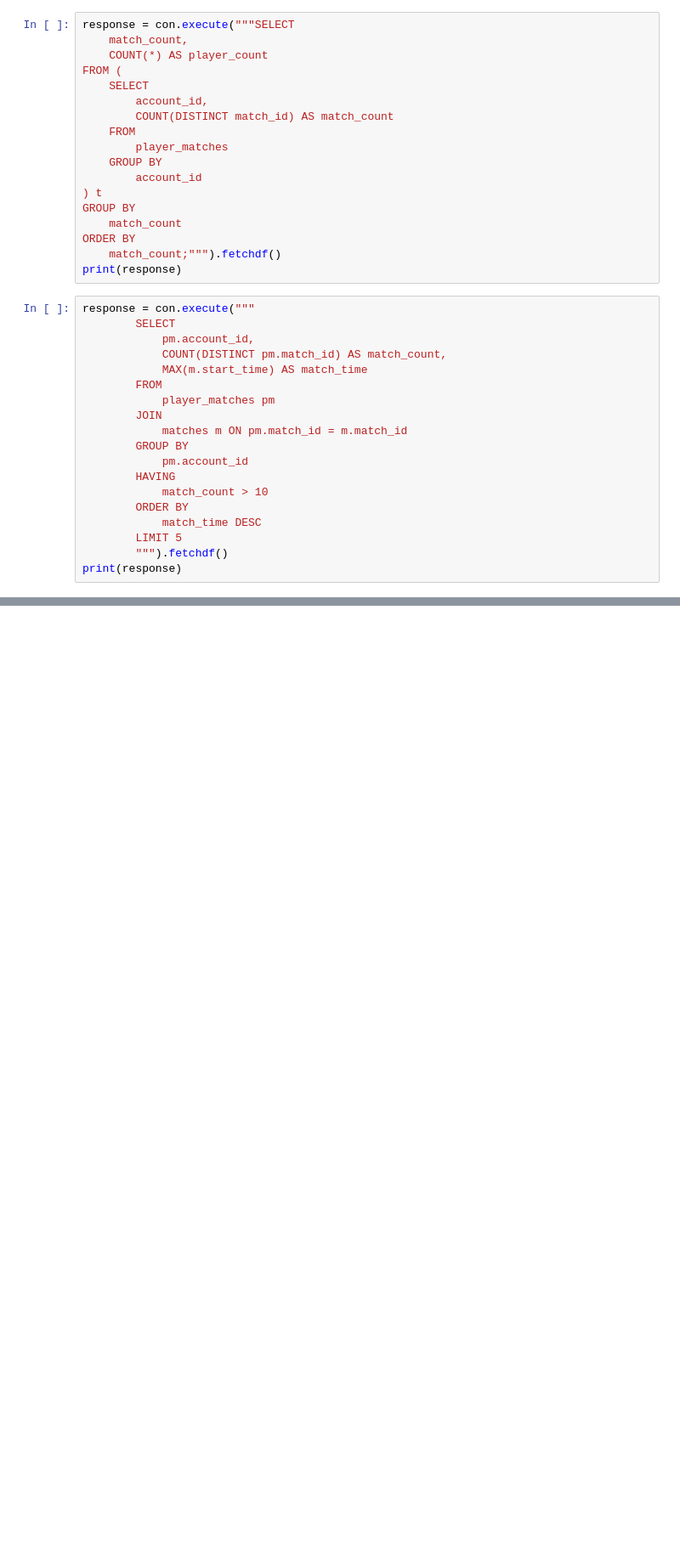
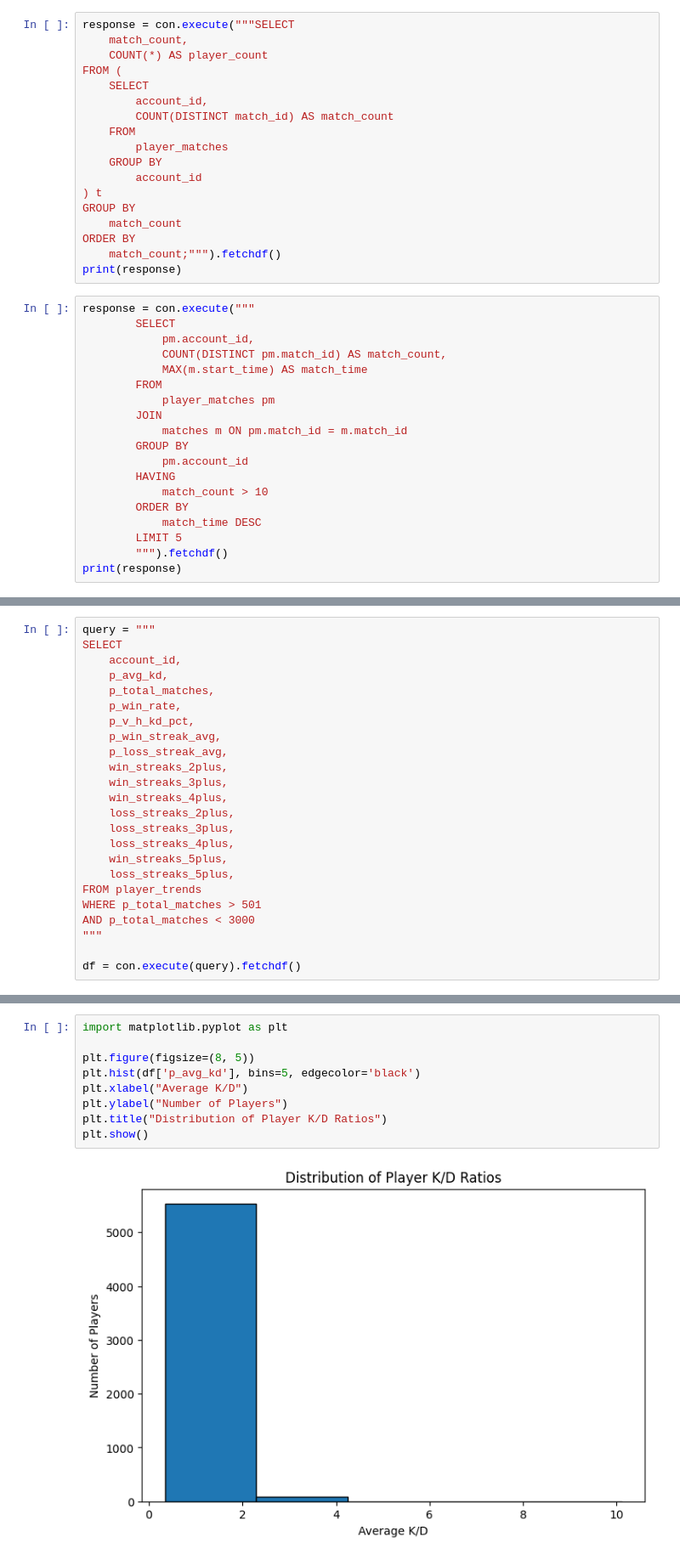
Before and after one commit to mwhittaker1/deadlock_match_prediction, a Jupyter notebook: data_analytics.ipynb, the cells around one changed output, grey strips where cells are left out. Shown at 85% size. Cells and saved outputs as stored; diff of their text form; blank space fills up the shorter version.

```diff
--- a/data_analytics.ipynb
+++ b/data_analytics.ipynb
@@ -101,0 +107,24 @@ print(df)
+# %%
+query = """
+SELECT
+    account_id,
+    p_avg_kd,
+    p_total_matches,
+    p_win_rate,
+    p_v_h_kd_pct,
+    p_win_streak_avg,
+    p_loss_streak_avg,
+    win_streaks_2plus,
+    win_streaks_3plus,
+    win_streaks_4plus,
+    loss_streaks_2plus,
+    loss_streaks_3plus,
+    loss_streaks_4plus,
+    win_streaks_5plus,
+    loss_streaks_5plus,
+FROM player_trends
+WHERE p_total_matches > 501
+AND p_total_matches < 3000
+"""
+
+df = con.execute(query).fetchdf()
@@ -101,0 +139,11 @@ print(df)
+# %%
+import matplotlib.pyplot as plt
+
+plt.figure(figsize=(8, 5))
+plt.hist(df['p_avg_kd'], bins=5, edgecolor='black')
+plt.xlabel("Average K/D")
+plt.ylabel("Number of Players")
+plt.title("Distribution of Player K/D Ratios")
+plt.show()
+# %% [output]
+[figure, added]
```
Also changed, not shown: parts of 15 cells of this notebook, 10 other files.
